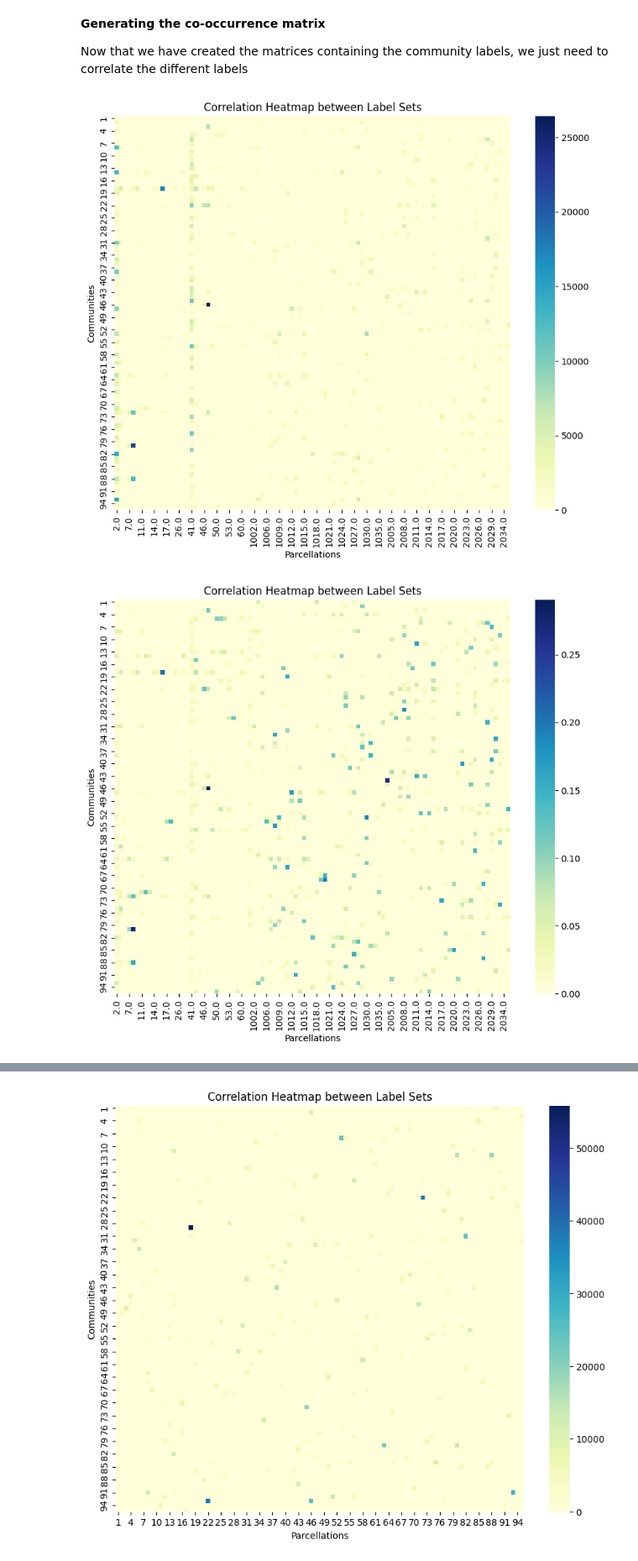
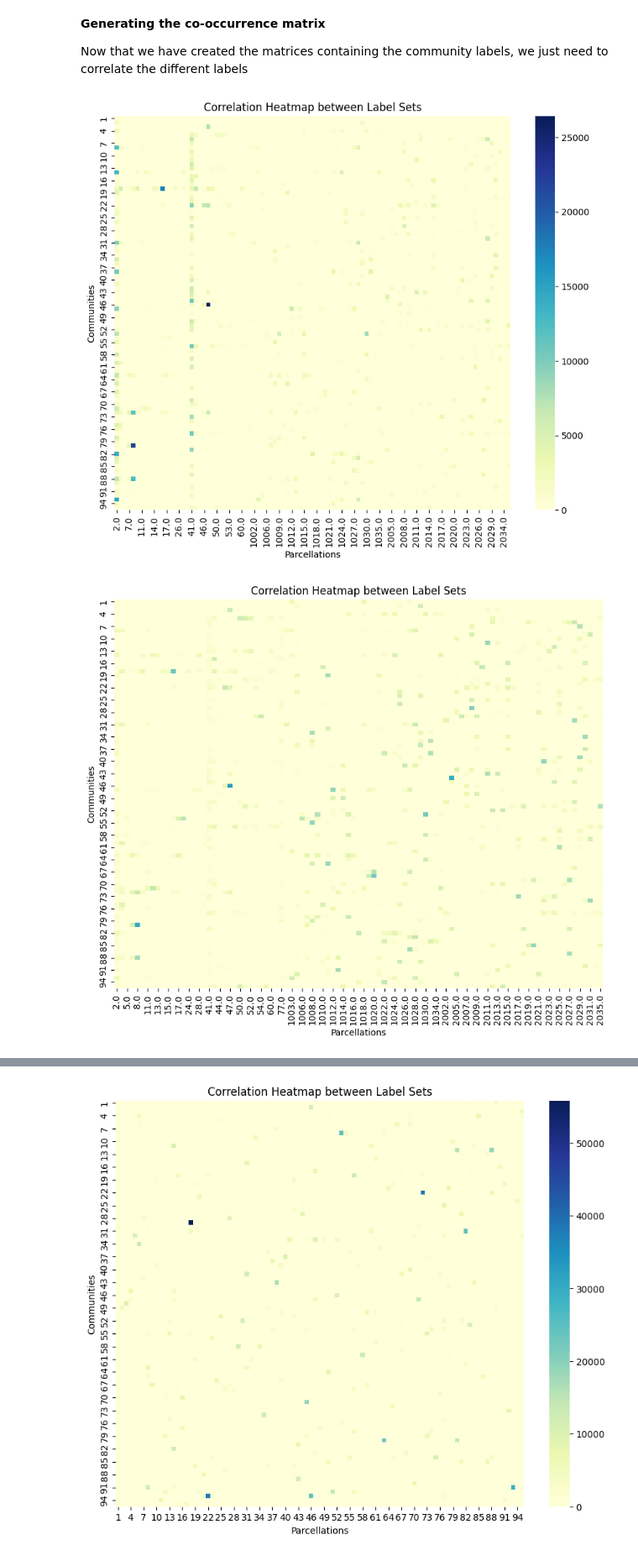
Before and after one commit to DePasquale99/MRI-network, a Jupyter notebook: Complex_networks.ipynb, the cells around one changed output, grey strips where cells are left out. Shown at 84% size. Saved outputs shown, nothing was run; the diff lists cells and outputs as text; code cells hidden in the pictures.

Commit message:
printed images

```diff
--- a/Complex_networks.ipynb
+++ b/Complex_networks.ipynb
@@ -555,17 +556,17 @@ if (len(parcellation_labels) != len(community_labels)) or (len(parcellation_labe
 # %%
 
 
 comm_to_parc = label_correlation_heatmap(community_labels, parcellation_labels )
 norm_comm_to_parc = normalize_contingency_table(comm_to_parc)
 plt.figure(figsize=(10, 8))
-sns.heatmap(norm_comm_to_parc, annot=False, fmt="d", cmap="YlGnBu", cbar=True)
+sns.heatmap(norm_comm_to_parc, annot=False, fmt="d", cmap="YlGnBu", cbar=False, vmax=.5)
 plt.xlabel("Parcellations")
 plt.ylabel("Communities")
 plt.title("Correlation Heatmap between Label Sets")
 plt.show()
 # %% [output]
 [figure]
-[figure, old version]
+[figure, new version]
 # %%
 
 
```
Also changed, not shown: parts of 4 cells of this notebook, 1 other file.
